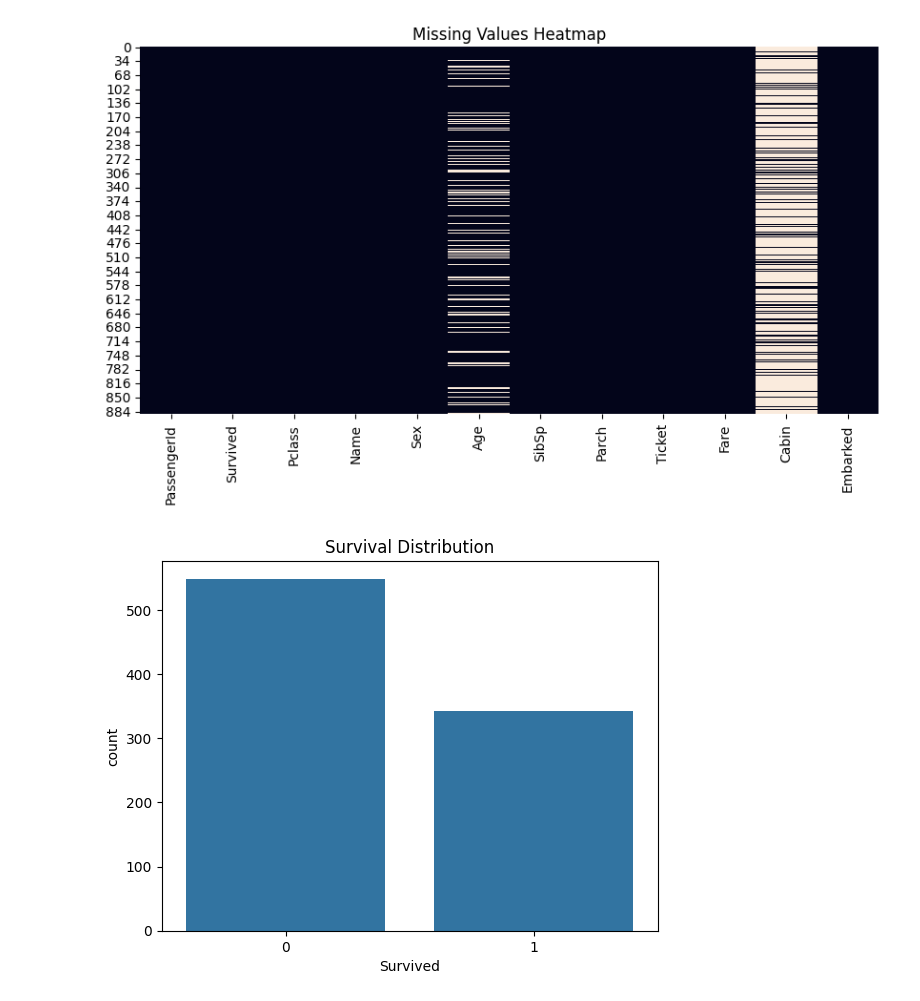
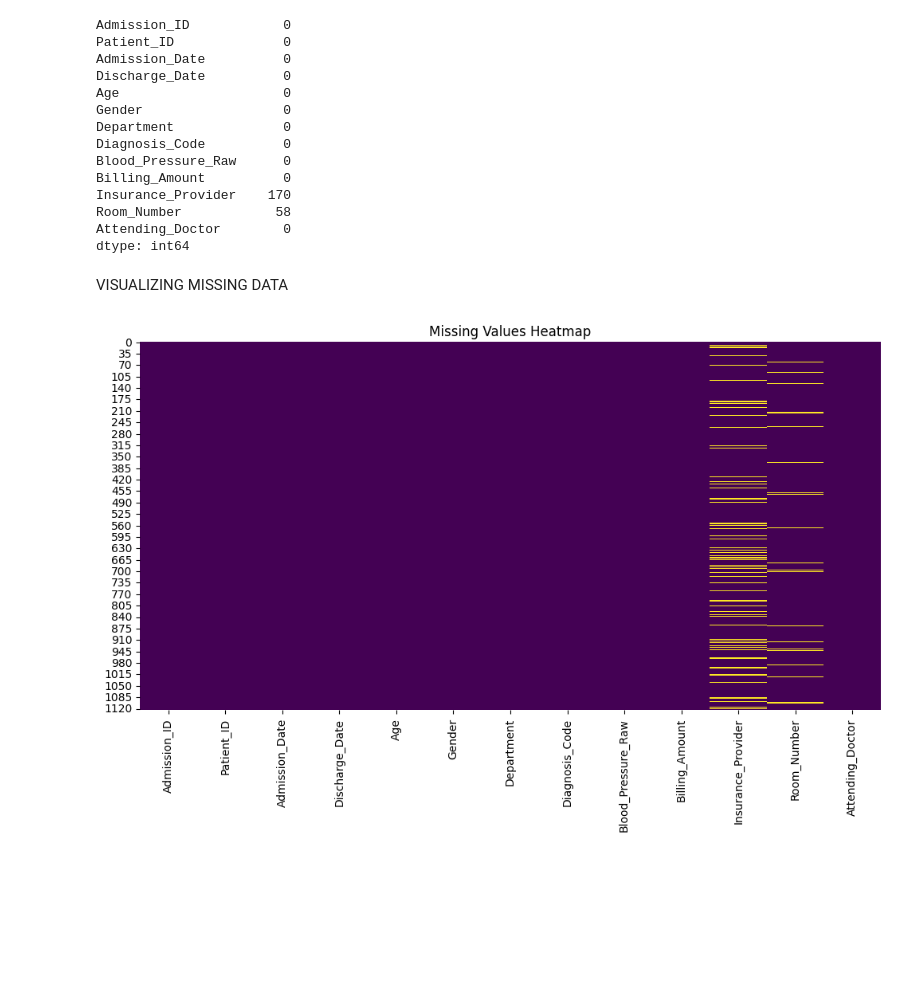
Before and after one commit to celina-sharma/LaunchTask, a Jupyter notebook: Week6/ML-Task/src/notebooks/EDA.ipynb, the cells around one changed output. Cells and saved outputs as stored; diff of their text form; code cells hidden in the pictures; blank space fills up the shorter version.

```diff
--- a/Week6/ML-Task/src/notebooks/EDA.ipynb
+++ b/Week6/ML-Task/src/notebooks/EDA.ipynb
@@ -53,14 +83,26 @@ df.describe()
 # %%
-df.isnull().sum
-plt.figure(figsize=(10,5))
-sns.heatmap(df.isnull(), cbar=False)
-plt.title("Missing Values Heatmap")
-plt.show()
+df.isnull().sum()
 # %% [output]
-[figure, removed]
+Admission_ID            0
+Patient_ID              0
+Admission_Date          0
+Discharge_Date          0
+Age                     0
+Gender                  0
+Department              0
+Diagnosis_Code          0
+Blood_Pressure_Raw      0
+Billing_Amount          0
+Insurance_Provider    170
+Room_Number            58
+Attending_Doctor        0
+dtype: int64
-# %%
-sns.countplot(x="Survived", data=df)
-plt.title("Survival Distribution")
-plt.show()
-# %% [output]
-[figure, removed]
+# %% [markdown]
+VISUALIZING MISSING DATA
+# %%
+plt.figure(figsize=(12,6))
+sns.heatmap(df.isnull(), cbar=False, cmap="viridis")
+plt.title("Missing Values Heatmap")
+plt.show()
+# %% [output]
+[figure, added]
```
Also changed, not shown: parts of 30 cells of this notebook, 6 other files.
